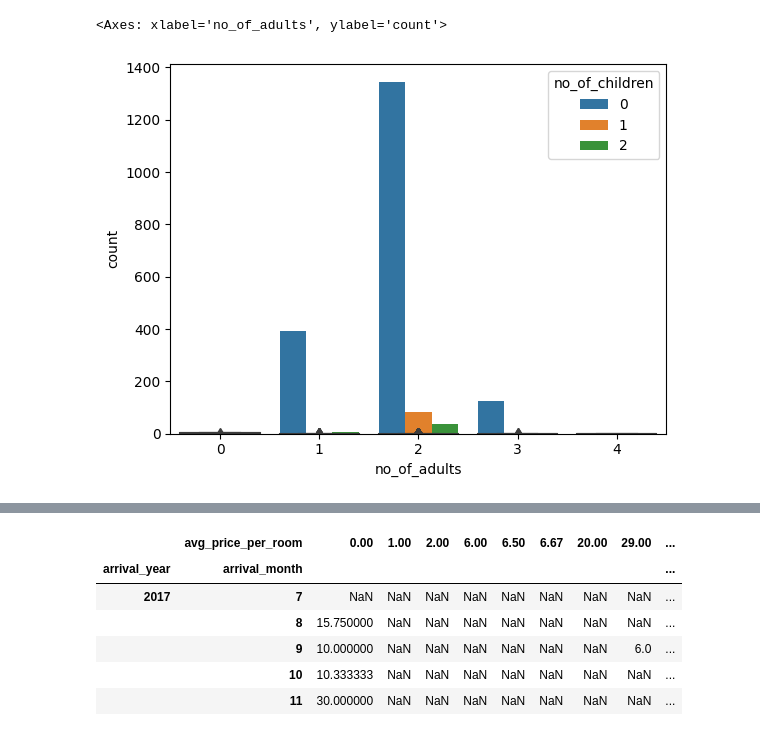
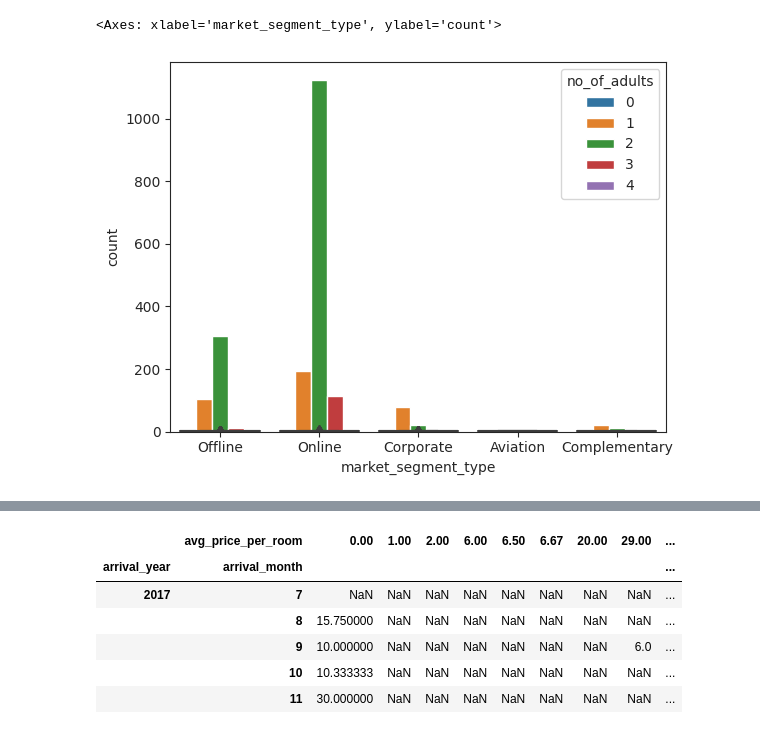
Before and after one commit to am5nj/Hotel-reservations-, a Jupyter notebook: hotel_reservtion.ipynb, the cells around one changed output, grey strips where cells are left out. Drawn from its saved outputs; the diff is of its cells as text; code cells hidden in the pictures.

```diff
--- a/hotel_reservtion.ipynb
+++ b/hotel_reservtion.ipynb
@@ -29,8 +29,8 @@ array([[<Axes: title={'center': 'no_of_adults'}>,
 # %%
-sns.boxplot(x="no_of_adults", y="no_of_children", data=mydata)
+sns.boxplot(x="market_segment_type", y="no_of_adults", data=mydata)
 
-pd.crosstab(mydata['no_of_adults'],mydata['no_of_children'] )
-sns.countplot(x="no_of_adults", hue="no_of_children", data=mydata)
+pd.crosstab(mydata['market_segment_type'],mydata['no_of_adults'] )
+sns.countplot(x="market_segment_type", hue="no_of_adults", data=mydata)
 # %% [output]
-<Axes: xlabel='no_of_adults', ylabel='count'>
+<Axes: xlabel='market_segment_type', ylabel='count'>
-[figure, old version]
+[figure, new version]
```
Also changed, not shown: parts of 17 cells of this notebook.
